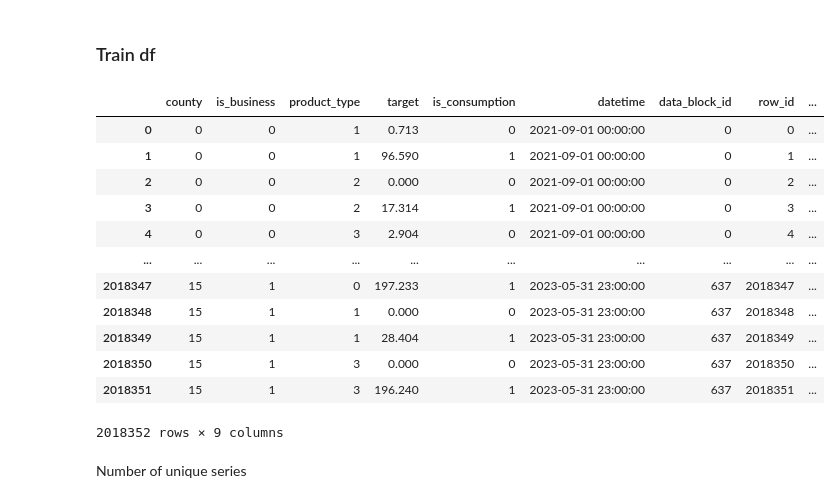
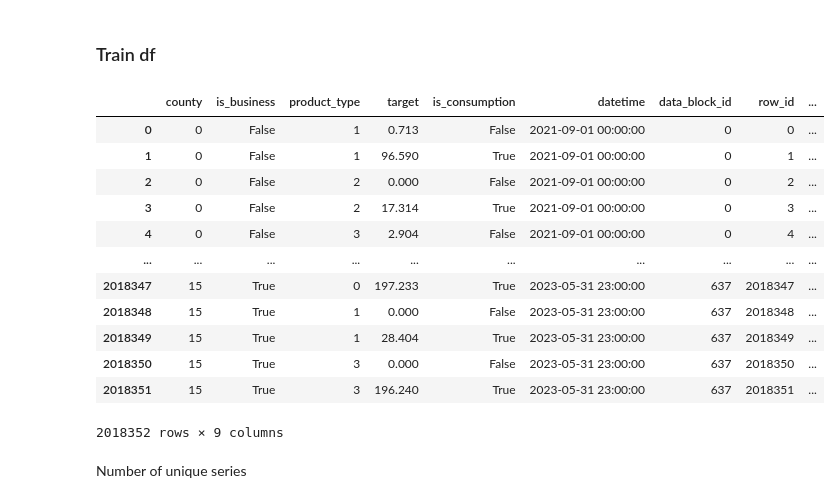
Before and after one commit to RikiTikkiTavi/kaggle-predict_energy_behavior_of_prosumers, a Jupyter notebook: notebooks/1-EDA.ipynb, the cells around one changed output. Cells and saved outputs as stored; diff of their text form; code cells hidden in the pictures.

```diff
--- a/notebooks/1-EDA.ipynb
+++ b/notebooks/1-EDA.ipynb
@@ -18,22 +18,22 @@ PosixPath('/beegfs/.global0/ws/s4610340-energy_behavior/yahor/kaggle-predict_ene
 # %% [markdown]
 ### Train df
 # %%
-df_train = pd.read_csv(PATH_DATA_RAW / "train.csv")
+df_train = pd.read_csv(PATH_DATA_RAW / "train.csv").astype({"is_consumption": bool, "is_business": bool})
 df_train["datetime"] = pd.to_datetime(df_train["datetime"])
 df_train
 # %% [output]
 |  | county | is_business | product_type | target | is_consumption | datetime | data_block_id | row_id | ... |
-| 0 | 0 | 0 | 1 | 0.713 | 0 | 2021-09-01 00:00:00 | 0 | 0 | ... |
-| 1 | 0 | 0 | 1 | 96.590 | 1 | 2021-09-01 00:00:00 | 0 | 1 | ... |
-| 2 | 0 | 0 | 2 | 0.000 | 0 | 2021-09-01 00:00:00 | 0 | 2 | ... |
-| 3 | 0 | 0 | 2 | 17.314 | 1 | 2021-09-01 00:00:00 | 0 | 3 | ... |
-| 4 | 0 | 0 | 3 | 2.904 | 0 | 2021-09-01 00:00:00 | 0 | 4 | ... |
+| 0 | 0 | False | 1 | 0.713 | False | 2021-09-01 00:00:00 | 0 | 0 | ... |
+| 1 | 0 | False | 1 | 96.590 | True | 2021-09-01 00:00:00 | 0 | 1 | ... |
+| 2 | 0 | False | 2 | 0.000 | False | 2021-09-01 00:00:00 | 0 | 2 | ... |
+| 3 | 0 | False | 2 | 17.314 | True | 2021-09-01 00:00:00 | 0 | 3 | ... |
+| 4 | 0 | False | 3 | 2.904 | False | 2021-09-01 00:00:00 | 0 | 4 | ... |
 | ... | ... | ... | ... | ... | ... | ... | ... | ... | ... |
-| 2018347 | 15 | 1 | 0 | 197.233 | 1 | 2023-05-31 23:00:00 | 637 | 2018347 | ... |
-| 2018348 | 15 | 1 | 1 | 0.000 | 0 | 2023-05-31 23:00:00 | 637 | 2018348 | ... |
-| 2018349 | 15 | 1 | 1 | 28.404 | 1 | 2023-05-31 23:00:00 | 637 | 2018349 | ... |
-| 2018350 | 15 | 1 | 3 | 0.000 | 0 | 2023-05-31 23:00:00 | 637 | 2018350 | ... |
-| 2018351 | 15 | 1 | 3 | 196.240 | 1 | 2023-05-31 23:00:00 | 637 | 2018351 | ... |
+| 2018347 | 15 | True | 0 | 197.233 | True | 2023-05-31 23:00:00 | 637 | 2018347 | ... |
+| 2018348 | 15 | True | 1 | 0.000 | False | 2023-05-31 23:00:00 | 637 | 2018348 | ... |
+| 2018349 | 15 | True | 1 | 28.404 | True | 2023-05-31 23:00:00 | 637 | 2018349 | ... |
+| 2018350 | 15 | True | 3 | 0.000 | False | 2023-05-31 23:00:00 | 637 | 2018350 | ... |
+| 2018351 | 15 | True | 3 | 196.240 | True | 2023-05-31 23:00:00 | 637 | 2018351 | ... |
 2018352 rows × 9 columns
 # %% [markdown]
 Number of unique series
```
Also changed, not shown: parts of 21 cells of this notebook, 4 other files.
